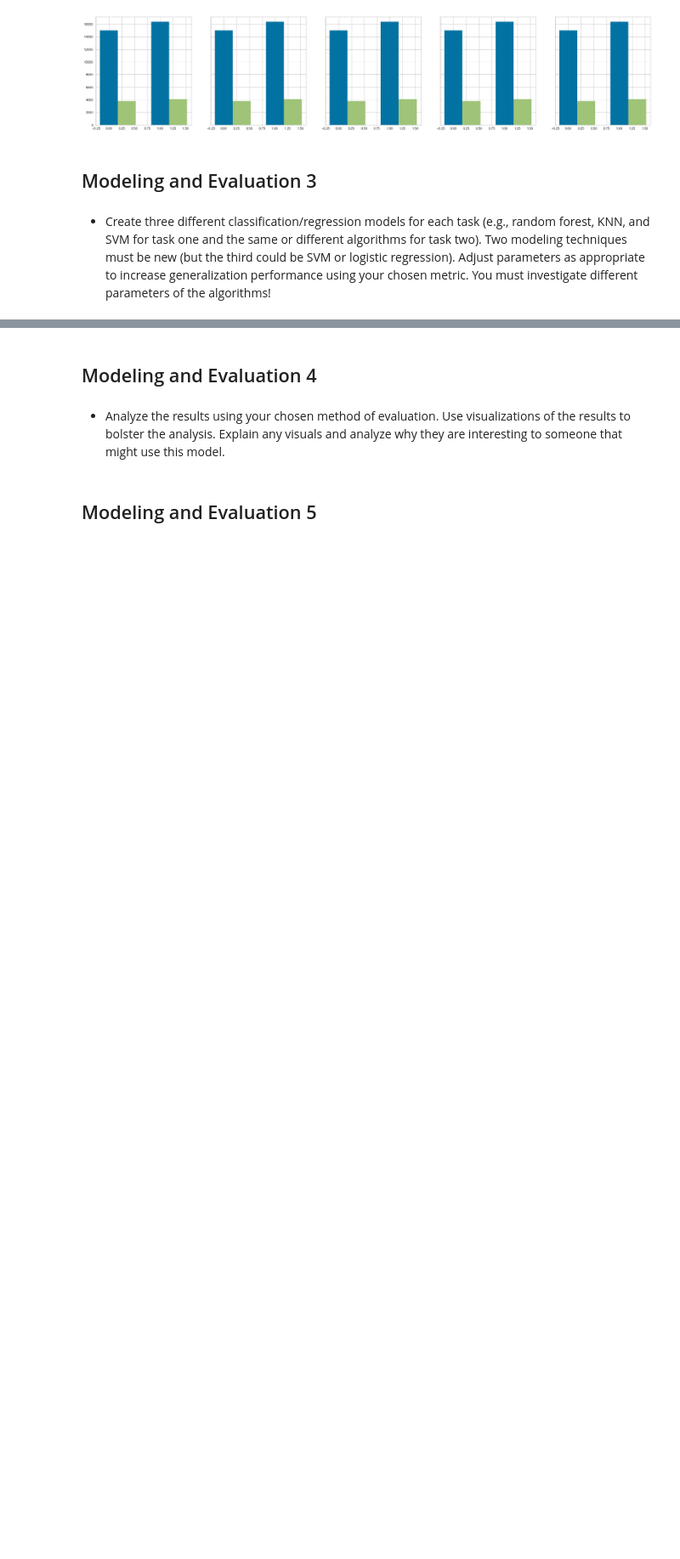
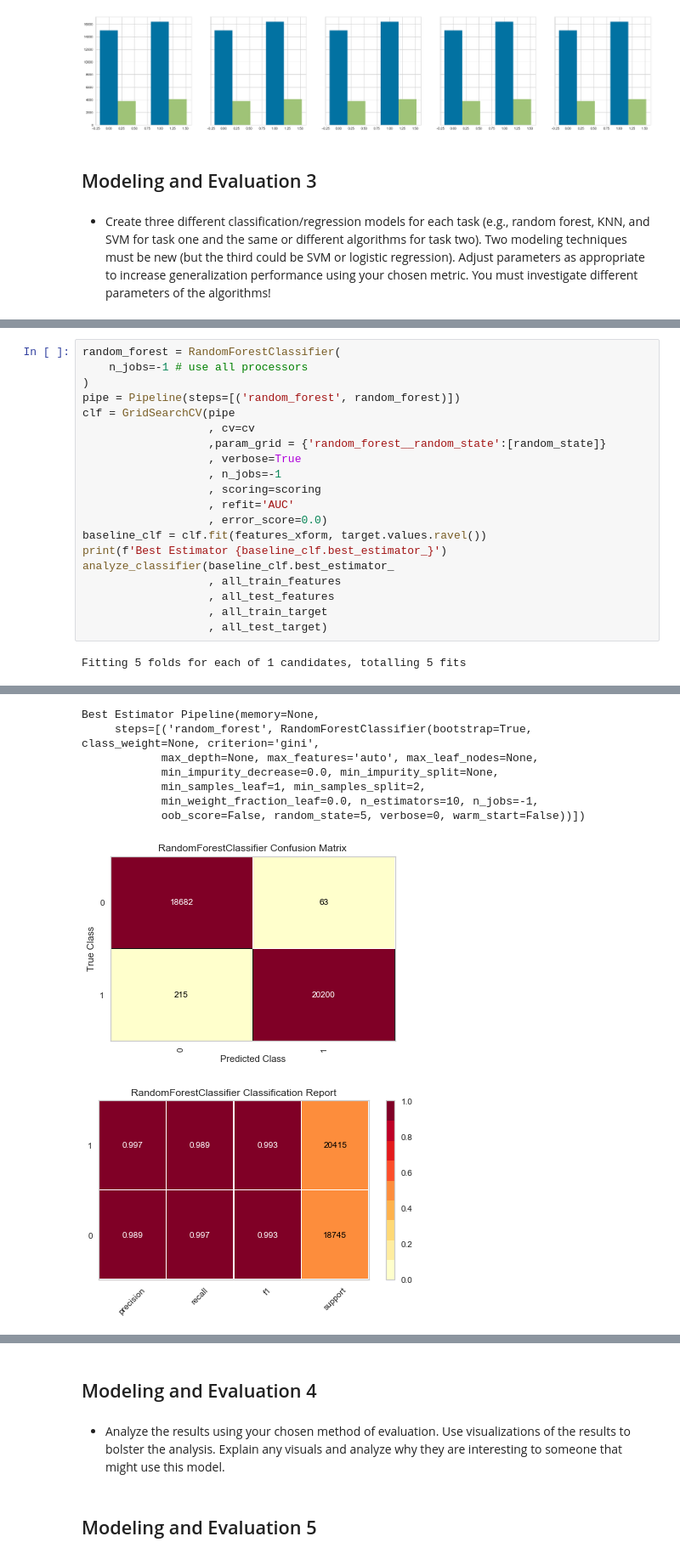
Before and after one commit to fastest-parrot/ml1-lab1, a Jupyter notebook: LAB2 SK.ipynb, the cells around one changed output, grey strips where cells are left out. Shown at 85% size. Cells and saved outputs as stored; diff of their text form; blank space fills up the shorter version.

```diff
--- a/LAB2 SK.ipynb
+++ b/LAB2 SK.ipynb
@@ -304,0 +467,22 @@ for trainidx, testidx in cv.split(features, target):
+# %%
+random_forest = RandomForestClassifier(
+    n_jobs=-1 # use all processors
+)
+pipe = Pipeline(steps=[('random_forest', random_forest)])
+clf = GridSearchCV(pipe
+                   , cv=cv
+                   ,param_grid = {'random_forest__random_state':[random_state]}
+                   , verbose=True
+                   , n_jobs=-1
+                   , scoring=scoring
+                   , refit='AUC'
+                   , error_score=0.0)
+baseline_clf = clf.fit(features_xform, target.values.ravel())
+print(f'Best Estimator {baseline_clf.best_estimator_}')
+analyze_classifier(baseline_clf.best_estimator_
+                   , all_train_features
+                   , all_test_features
+                   , all_train_target
+                   , all_test_target)
+# %% [output]
+Fitting 5 folds for each of 1 candidates, totalling 5 fits
@@ -304,0 +492,9 @@ for trainidx, testidx in cv.split(features, target):
+Best Estimator Pipeline(memory=None,
+     steps=[('random_forest', RandomForestClassifier(bootstrap=True, class_weight=None, criterion='gini',
+            max_depth=None, max_features='auto', max_leaf_nodes=None,
+            min_impurity_decrease=0.0, min_impurity_split=None,
+            min_samples_leaf=1, min_samples_split=2,
+            min_weight_fraction_leaf=0.0, n_estimators=10, n_jobs=-1,
+            oob_score=False, random_state=5, verbose=0, warm_start=False))])
+[figure, added]
+[figure, added]
```
Also changed, not shown: parts of 21 cells of this notebook, 4 other files.
